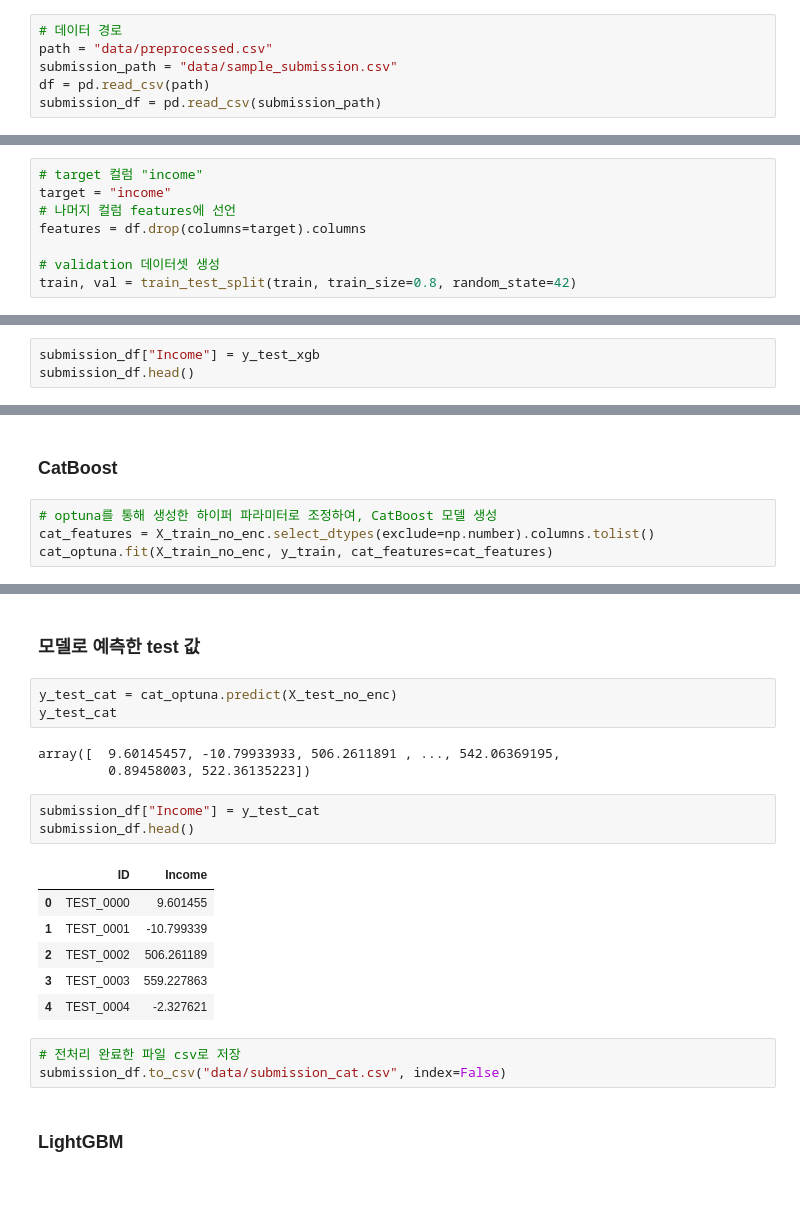
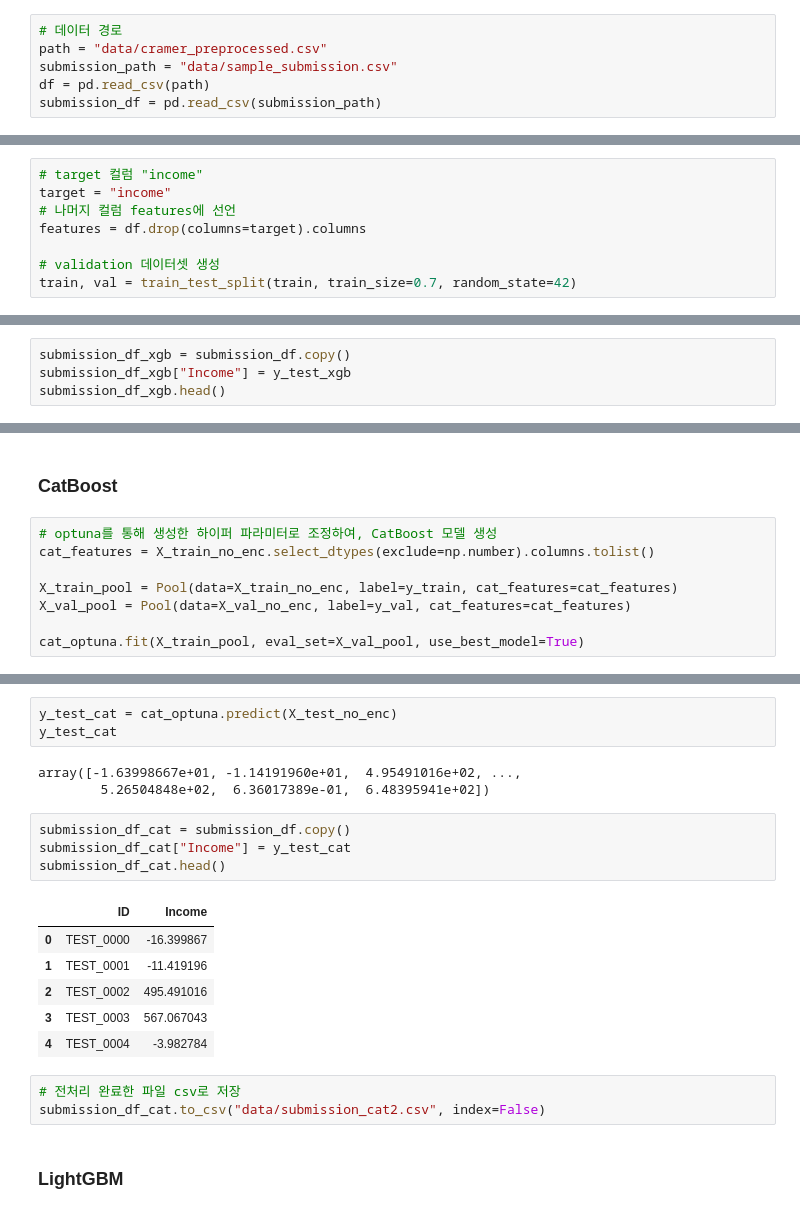
Before and after one commit to benidjor/income-prediction-dacon, a Jupyter notebook: model2.ipynb, the cells around one changed output, grey strips where cells are left out. Cells and saved outputs as stored; diff of their text form; blank space fills up the shorter version.

```diff
--- a/model2.ipynb
+++ b/model2.ipynb
@@ -28,7 +28,7 @@ import warnings
 warnings.filterwarnings(action='ignore')
 # %%
 # 데이터 경로
-path = "data/preprocessed.csv"
+path = "data/cramer_preprocessed.csv"
 submission_path = "data/sample_submission.csv"
 df = pd.read_csv(path)
 submission_df = pd.read_csv(submission_path)
@@ -53,7 +53,7 @@ target = "income"
 features = df.drop(columns=target).columns
 
 # validation 데이터셋 생성
-train, val = train_test_split(train, train_size=0.8, random_state=42)
+train, val = train_test_split(train, train_size=0.7, random_state=42)
 # %%
 # train 데이터 나눠준다
 X_train = train[features]
@@ -779,5 +707,6 @@ array([  4.49575  ,   1.5220261, 502.6014   , ..., 511.6868   ,
 # %%
-submission_df["Income"] = y_test_xgb
-submission_df.head()
+submission_df_xgb = submission_df.copy()
+submission_df_xgb["Income"] = y_test_xgb
+submission_df_xgb.head()
 # %% [output]
 |  | ID | Income |
@@ -794,5 +723,9 @@ submission_df.to_csv("data/submission_xgb.csv", index=False)
 # %%
 # optuna를 통해 생성한 하이퍼 파라미터로 조정하여, CatBoost 모델 생성
 cat_features = X_train_no_enc.select_dtypes(exclude=np.number).columns.tolist()
-cat_optuna.fit(X_train_no_enc, y_train, cat_features=cat_features)
+
+X_train_pool = Pool(data=X_train_no_enc, label=y_train, cat_features=cat_features)
+X_val_pool = Pool(data=X_val_no_enc, label=y_val, cat_features=cat_features)
+
+cat_optuna.fit(X_train_pool, eval_set=X_val_pool, use_best_model=True)
 # %% [output]
@@ -848,23 +787,22 @@ plt.show()
-# %% [markdown]
-### 모델로 예측한 test 값
 # %%
 y_test_cat = cat_optuna.predict(X_test_no_enc)
 y_test_cat
 # %% [output]
-array([  9.60145457, -10.79933933, 506.2611891 , ..., 542.06369195,
-         0.89458003, 522.36135223])
+array([-1.63998667e+01, -1.14191960e+01,  4.95491016e+02, ...,
+        5.26504848e+02,  6.36017389e-01,  6.48395941e+02])
 # %%
-submission_df["Income"] = y_test_cat
-submission_df.head()
+submission_df_cat = submission_df.copy()
+submission_df_cat["Income"] = y_test_cat
+submission_df_cat.head()
 # %% [output]
 |  | ID | Income |
-| 0 | TEST_0000 | 9.601455 |
-| 1 | TEST_0001 | -10.799339 |
-| 2 | TEST_0002 | 506.261189 |
-| 3 | TEST_0003 | 559.227863 |
-| 4 | TEST_0004 | -2.327621 |
+| 0 | TEST_0000 | -16.399867 |
+| 1 | TEST_0001 | -11.419196 |
+| 2 | TEST_0002 | 495.491016 |
+| 3 | TEST_0003 | 567.067043 |
+| 4 | TEST_0004 | -3.982784 |
 # %%
 # 전처리 완료한 파일 csv로 저장
-submission_df.to_csv("data/submission_cat.csv", index=False)
+submission_df_cat.to_csv("data/submission_cat2.csv", index=False)
 # %% [markdown]
 ### LightGBM
```
Also changed, not shown: parts of 49 cells of this notebook, 11 other files.
